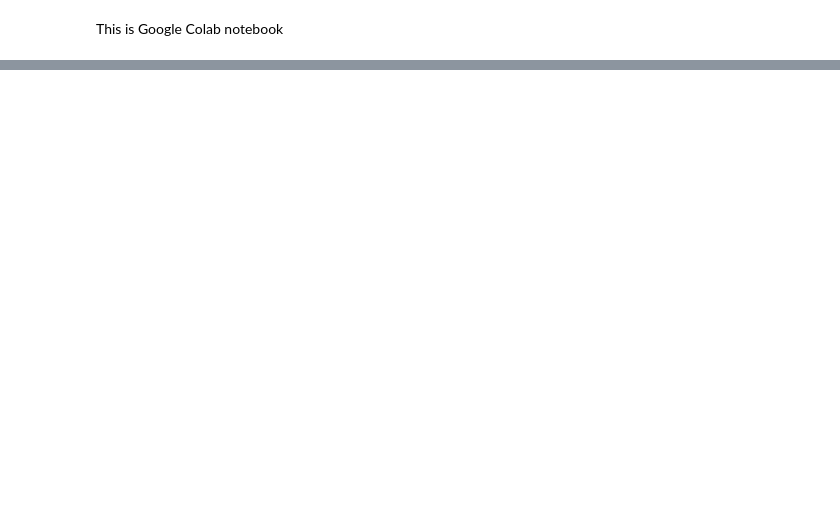
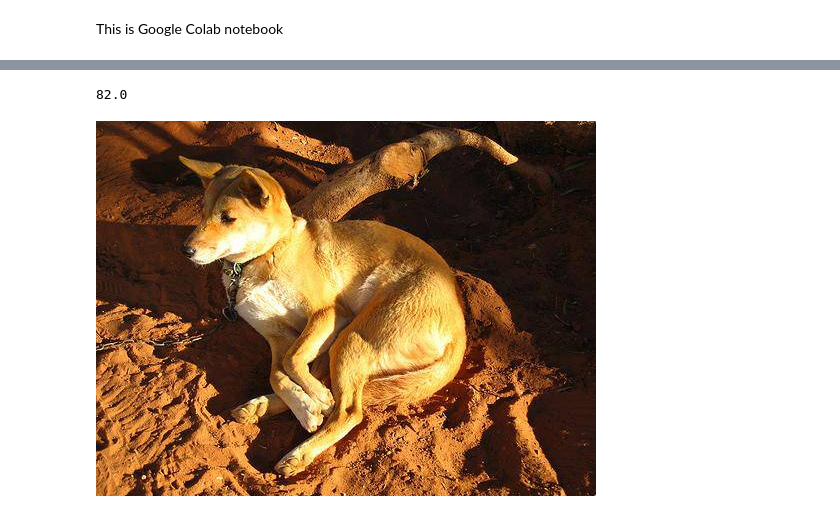
Before and after one commit to ixgnoy/Doggo_Classification, a Jupyter notebook: TensorFlow.ipynb, the cells around one changed output, grey strips where cells are left out. Saved outputs shown, nothing was run; the diff lists cells and outputs as text; code cells hidden in the pictures; blank space fills up the shorter version.

```diff
--- a/TensorFlow.ipynb
+++ b/TensorFlow.ipynb
@@ -12,0 +105,11 @@ import numpy as np
+# %%
+# What's the median number of images per class?
+labels_csv["breed"].value_counts().median()
+# %% [output]
+82.0
+# %%
+# Let's view an image
+from IPython.display import Image
+Image("drive/MyDrive/Dog_Vision/train/001513dfcb2ffafc82cccf4d8bbaba97.jpg")
+# %% [output]
+[figure, added]
```
Also changed, not shown: parts of 17 cells of this notebook.
